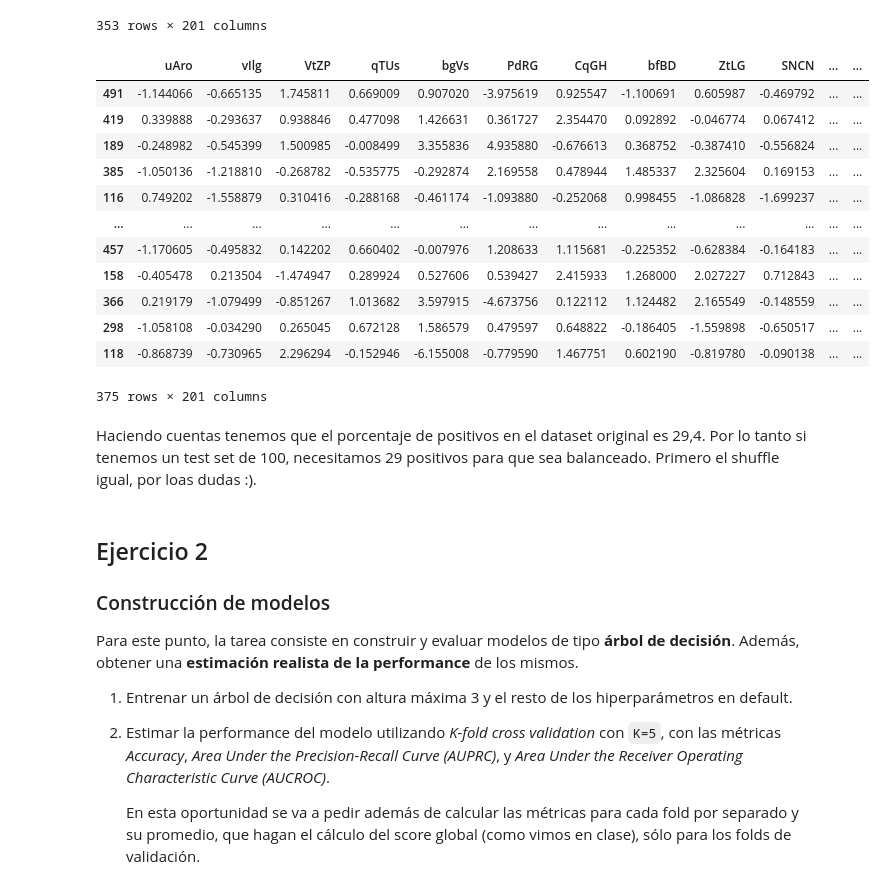
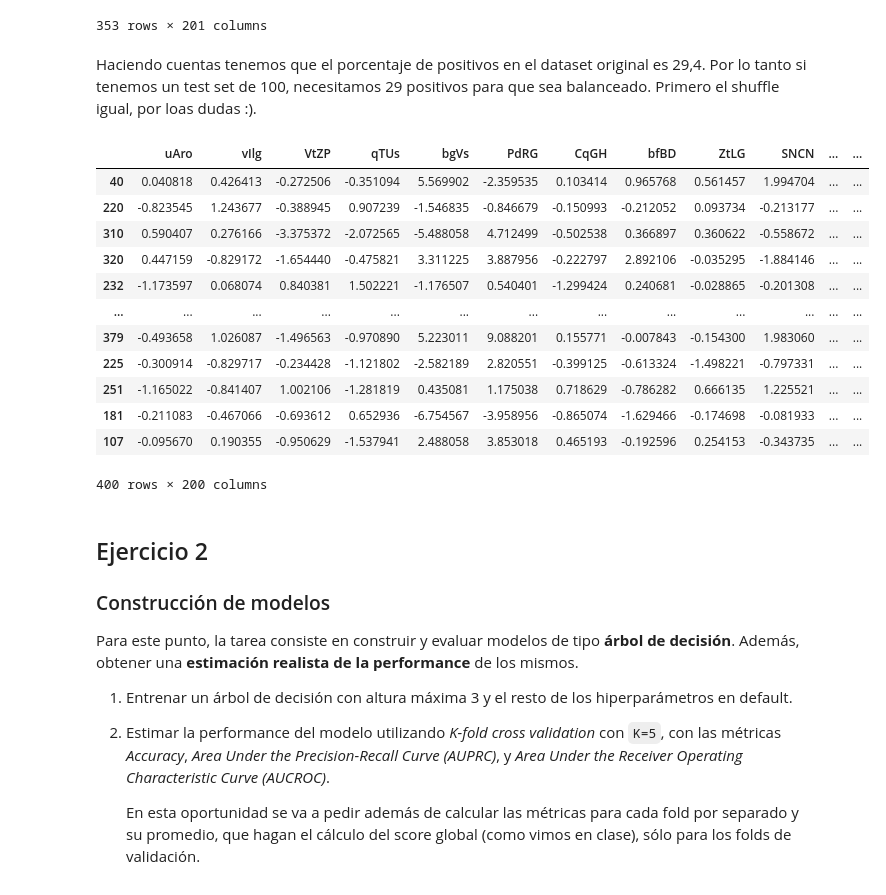
Before and after one commit to Magali8310/Facultad, a Jupyter notebook: Aprendizaje Automático/Trabajo Práctico 1/tp01-enunciado.ipynb, the cells around one changed output. Cells and saved outputs as stored; diff of their text form; code cells hidden in the pictures.

```diff
--- a/Aprendizaje Automático/Trabajo Práctico 1/tp01-enunciado.ipynb
+++ b/Aprendizaje Automático/Trabajo Práctico 1/tp01-enunciado.ipynb
@@ -106,44 +105,45 @@ df[class_mask_0]
 | 496 | 0.965828 | -0.740102 | -1.681491 | 1.122918 | -6.679373 | -5.881964 | 0.769760 | -1.114970 | 1.264902 | 0.016951 | ... | ... |
 | 498 | 0.426267 | 0.353397 | -1.217289 | -0.567143 | -1.005736 | 5.650036 | -0.538329 | -0.416654 | 0.793218 | 0.187432 | ... | ... |
 353 rows × 201 columns
-# %%
-sets = train_test_split(df)
-sets[0]
-# %% [output]
-|  | uAro | vIlg | VtZP | qTUs | bgVs | PdRG | CqGH | bfBD | ZtLG | SNCN | ... | ... |
-| 491 | -1.144066 | -0.665135 | 1.745811 | 0.669009 | 0.907020 | -3.975619 | 0.925547 | -1.100691 | 0.605987 | -0.469792 | ... | ... |
-| 419 | 0.339888 | -0.293637 | 0.938846 | 0.477098 | 1.426631 | 0.361727 | 2.354470 | 0.092892 | -0.046774 | 0.067412 | ... | ... |
-| 189 | -0.248982 | -0.545399 | 1.500985 | -0.008499 | 3.355836 | 4.935880 | -0.676613 | 0.368752 | -0.387410 | -0.556824 | ... | ... |
-| 385 | -1.050136 | -1.218810 | -0.268782 | -0.535775 | -0.292874 | 2.169558 | 0.478944 | 1.485337 | 2.325604 | 0.169153 | ... | ... |
-| 116 | 0.749202 | -1.558879 | 0.310416 | -0.288168 | -0.461174 | -1.093880 | -0.252068 | 0.998455 | -1.086828 | -1.699237 | ... | ... |
-| ... | ... | ... | ... | ... | ... | ... | ... | ... | ... | ... | ... | ... |
-| 457 | -1.170605 | -0.495832 | 0.142202 | 0.660402 | -0.007976 | 1.208633 | 1.115681 | -0.225352 | -0.628384 | -0.164183 | ... | ... |
-| 158 | -0.405478 | 0.213504 | -1.474947 | 0.289924 | 0.527606 | 0.539427 | 2.415933 | 1.268000 | 2.027227 | 0.712843 | ... | ... |
-| 366 | 0.219179 | -1.079499 | -0.851267 | 1.013682 | 3.597915 | -4.673756 | 0.122112 | 1.124482 | 2.165549 | -0.148559 | ... | ... |
-| 298 | -1.058108 | -0.034290 | 0.265045 | 0.672128 | 1.586579 | 0.479597 | 0.648822 | -0.186405 | -1.559898 | -0.650517 | ... | ... |
-| 118 | -0.868739 | -0.730965 | 2.296294 | -0.152946 | -6.155008 | -0.779590 | 1.467751 | 0.602190 | -0.819780 | -0.090138 | ... | ... |
-375 rows × 201 columns
 # %% [markdown]
 Haciendo cuentas tenemos que el porcentaje de positivos en el dataset original es 29,4. Por lo tanto si tenemos un test set de 100, necesitamos 29 positivos para que sea balanceado. Primero el shuffle igual, por loas dudas :).
 # %%
 def separar_desarrollo_evaluacion(datos, test_size=0.2):
     datos = datos.sample(frac=1)
     class_mask_1 = datos["target"]==1
     percentage_positive = len(datos[class_mask_1])/len(datos)
     test_positive_size = int(round(len(datos)*test_size*percentage_positive))
 
     df_test_pos = datos[class_mask_1][:test_positive_size]
     df_test_neg = datos[class_mask_0][:(int(len(datos)*test_size) - test_positive_size)]
     df_test = pd.concat((df_test_pos, df_test_neg))
+    y_test = df_test.target
+    X_test = df_test.drop("target", axis=1)
 
 
     df_train_pos = datos[class_mask_1][test_positive_size:]
     df_train_neg = datos[class_mask_0][(int(len(datos)*test_size) - test_positive_size):]
     df_train = pd.concat((df_train_pos, df_train_neg))
+    y_train = df_train.target
+    X_train = df_train.drop("target", axis=1)
 
-    return df_test, df_train
+    return X_test, y_test, X_train, y_train
 
-test, train = separar_desarrollo_evaluacion(df)
+X_test, y_test, X_train, y_train = separar_desarrollo_evaluacion(df)
+# %% [output]
+|  | uAro | vIlg | VtZP | qTUs | bgVs | PdRG | CqGH | bfBD | ZtLG | SNCN | ... | ... |
+| 40 | 0.040818 | 0.426413 | -0.272506 | -0.351094 | 5.569902 | -2.359535 | 0.103414 | 0.965768 | 0.561457 | 1.994704 | ... | ... |
+| 220 | -0.823545 | 1.243677 | -0.388945 | 0.907239 | -1.546835 | -0.846679 | -0.150993 | -0.212052 | 0.093734 | -0.213177 | ... | ... |
+| 310 | 0.590407 | 0.276166 | -3.375372 | -2.072565 | -5.488058 | 4.712499 | -0.502538 | 0.366897 | 0.360622 | -0.558672 | ... | ... |
+| 320 | 0.447159 | -0.829172 | -1.654440 | -0.475821 | 3.311225 | 3.887956 | -0.222797 | 2.892106 | -0.035295 | -1.884146 | ... | ... |
+| 232 | -1.173597 | 0.068074 | 0.840381 | 1.502221 | -1.176507 | 0.540401 | -1.299424 | 0.240681 | -0.028865 | -0.201308 | ... | ... |
+| ... | ... | ... | ... | ... | ... | ... | ... | ... | ... | ... | ... | ... |
+| 379 | -0.493658 | 1.026087 | -1.496563 | -0.970890 | 5.223011 | 9.088201 | 0.155771 | -0.007843 | -0.154300 | 1.983060 | ... | ... |
+| 225 | -0.300914 | -0.829717 | -0.234428 | -1.121802 | -2.582189 | 2.820551 | -0.399125 | -0.613324 | -1.498221 | -0.797331 | ... | ... |
+| 251 | -1.165022 | -0.841407 | 1.002106 | -1.281819 | 0.435081 | 1.175038 | 0.718629 | -0.786282 | 0.666135 | 1.225521 | ... | ... |
+| 181 | -0.211083 | -0.467066 | -0.693612 | 0.652936 | -6.754567 | -3.958956 | -0.865074 | -1.629466 | -0.174698 | -0.081933 | ... | ... |
+| 107 | -0.095670 | 0.190355 | -0.950629 | -1.537941 | 2.488058 | 3.853018 | 0.465193 | -0.192596 | 0.254153 | -0.343735 | ... | ... |
+400 rows × 200 columns
 # %% [markdown]
 ## Ejercicio 2
 
```
Also changed, not shown: parts of 11 cells of this notebook.
